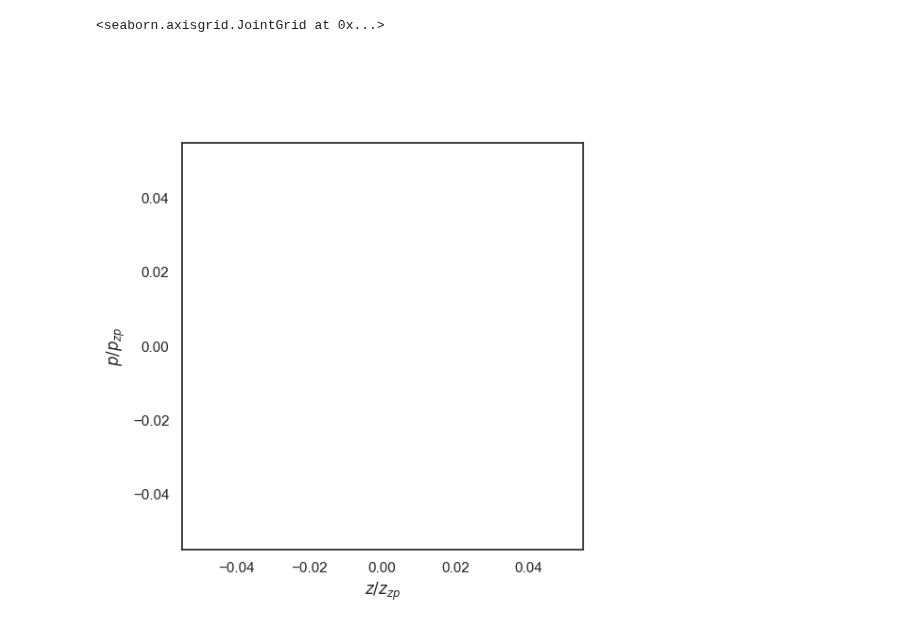
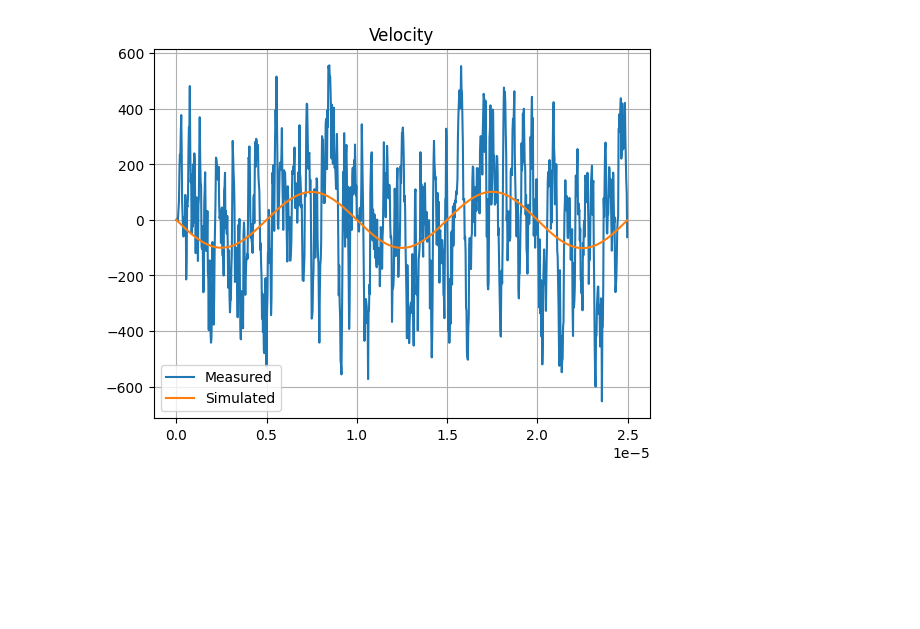
Before and after one commit to QuantumAdventures/single-photons, a Jupyter notebook: notebooks/2. Simulation Kalman.ipynb, the cells around one changed output. Drawn from its saved outputs; the diff is of its cells as text; code cells hidden in the pictures; blank space fills up the shorter version.

```diff
--- a/notebooks/2. Simulation Kalman.ipynb
+++ b/notebooks/2. Simulation Kalman.ipynb
@@ -60,16 +59,10 @@ plt.plot(new_states[:,0])
 # %%
-z = estimated_states[:,0]*env.zp_x
-p = estimated_states[:,1]*env.zp_p
+fig = plt.Figure()
+plt.title('Velocity')
+plt.plot(t[:1000], estimated_states[:1000,1])
+plt.plot(t[:1000], new_states[:1000,1])
+plt.grid()
+plt.legend(['Measured', 'Simulated', 'Estimated'])
+plt.show()
+# %% [output]
+[figure, added]
-# %%
-sns.set_theme(style="white")
-df = pd.DataFrame()
-df['z'] = estimated_states[100:,0]
-df['p'] = estimated_states[100:,1]
-g = sns.JointGrid(data=df, x="z", y="p", space=0)
-g.plot_joint(sns.lineplot, sort = False)#clip=((2200, 6800), (10, 25)),
-             #thresh=0, levels=100, cmap="rocket")
-g.plot_marginals(sns.kdeplot, alpha=1, fill=True)
-g.set_axis_labels(r'$z/z_{zp}$',r'$p/p_{zp}$')
-# %% [output]
-<seaborn.axisgrid.JointGrid at 0x...>
-[figure, removed]
```
Also changed, not shown: parts of 10 cells of this notebook, 6 other files.
